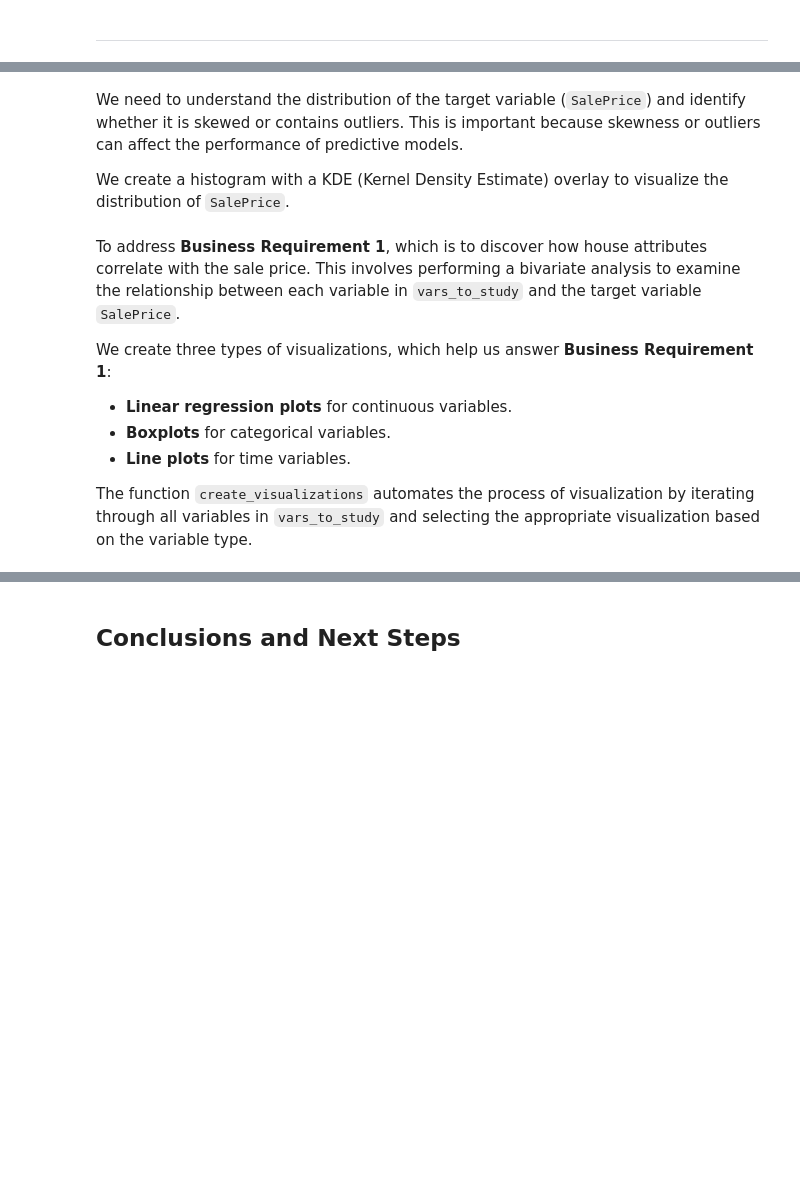
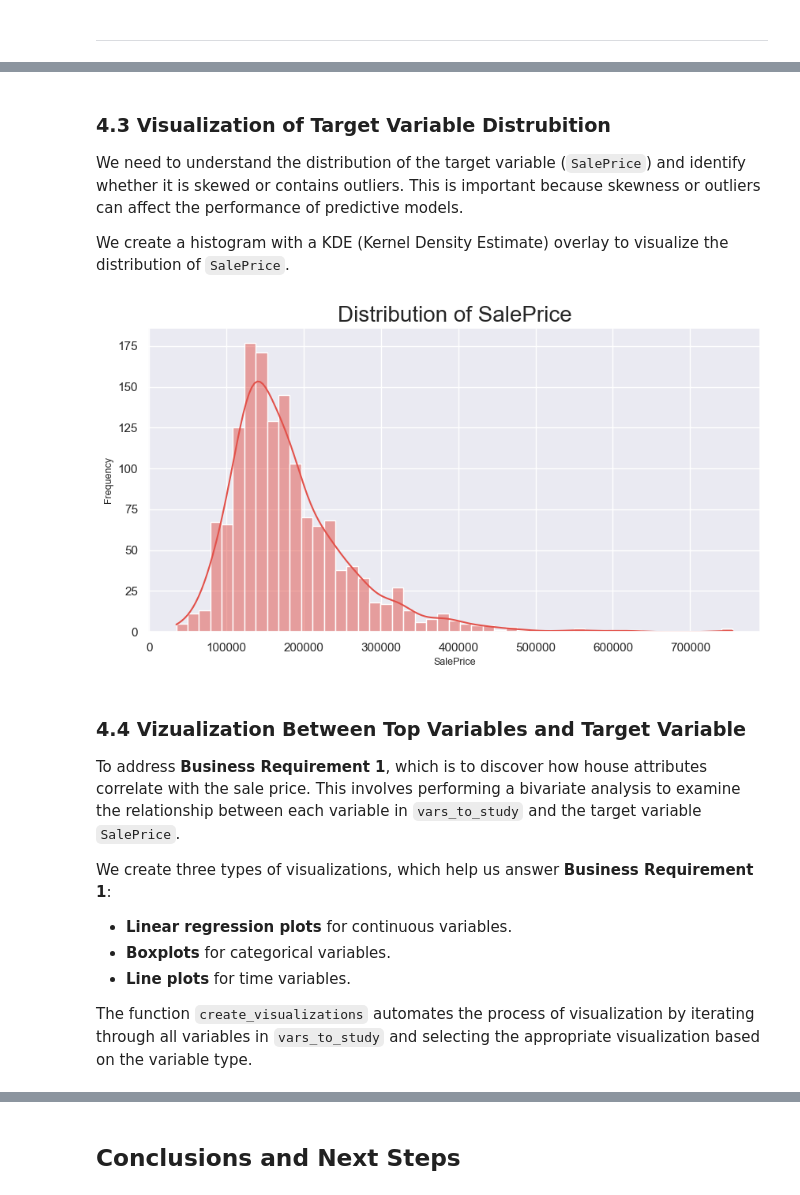
Before and after one commit to NatashaRy/house-price-predictor, a Jupyter notebook: jupyter_notebooks/03-CorrelationStudy.ipynb, the cells around one changed output, grey strips where cells are left out. Drawn from its saved outputs; the diff is of its cells as text; code cells hidden in the pictures; blank space fills up the shorter version.

```diff
--- a/jupyter_notebooks/03-CorrelationStudy.ipynb
+++ b/jupyter_notebooks/03-CorrelationStudy.ipynb
@@ -277,28 +413,34 @@ df_eda.head()
 # %% [markdown]
+### 4.3 Visualization of Target Variable Distrubition
+
 We need to understand the distribution of the target variable (`SalePrice`) and identify whether it is skewed or contains outliers. This is important because skewness or outliers can affect the performance of predictive models.
 
 We create a histogram with a KDE (Kernel Density Estimate) overlay to visualize the distribution of `SalePrice`.
 # %%
 def plot_target_hist(df, target_var):
     """
     Function to plot a histogram of the target variable with KDE overlay.
     """
-    plt.figure(figsize=(12, 5))
+    plt.figure(figsize=(10, 5))
     sns.histplot(
         data=df,
         x=target_var,
         kde=True,
         color=sns.color_palette("Spectral")[0]
     )
     plt.title(f"Distribution of {target_var}", fontsize=20)
-    plt.xlabel(target_var, fontsize=14)
-    plt.ylabel("Frequency", fontsize=14)
+    plt.xlabel(target_var, fontsize=9)
+    plt.ylabel("Frequency", fontsize=9)
     plt.savefig(f'docs/plots/hist_plot_{target_var}.png', bbox_inches='tight')
     plt.show()
 
 # Analyze the distribution of SalePrice
 plot_target_hist(df_eda, 'SalePrice')
+# %% [output]
+[figure, added]
 # %% [markdown]
+### 4.4 Vizualization Between Top Variables and Target Variable
+
 To address **Business Requirement 1**, which is to discover how house attributes correlate with the sale price. This involves performing a bivariate analysis to examine the relationship between each variable in `vars_to_study` and the target variable `SalePrice`.
 
 We create three types of visualizations, which help us answer **Business Requirement 1**:
```
Also changed, not shown: parts of 77 cells of this notebook, 21 other files.
